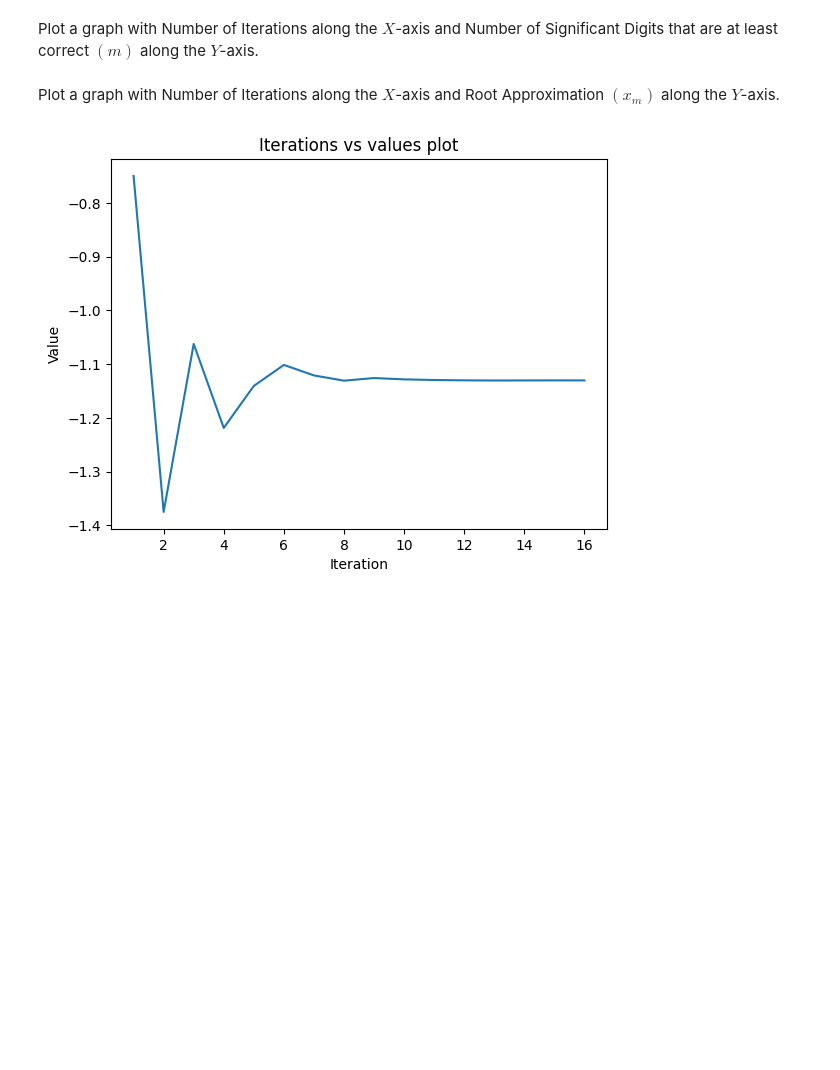
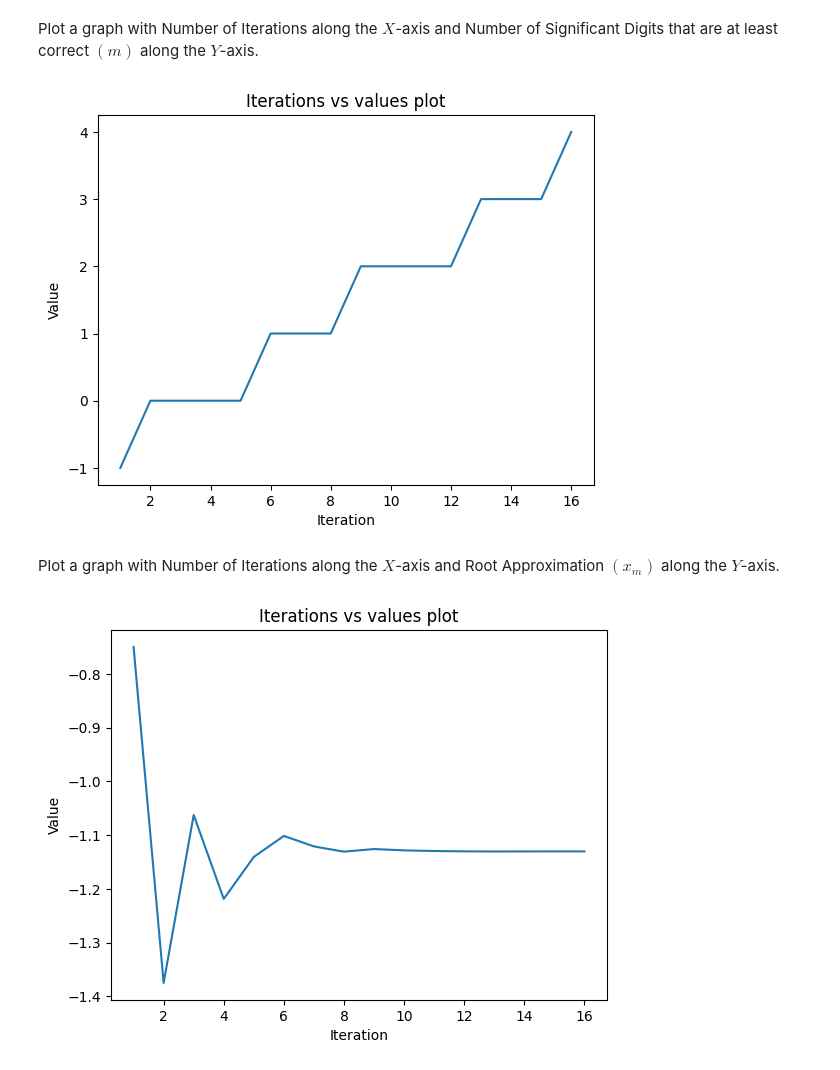
Before and after one commit to nabilanewaz/NM, a Jupyter notebook: Nabila_Newaz_210041216_CSE_Math4642_Lab1_GroupA.ipynb, the cells around one changed output. Drawn from its saved outputs; the diff is of its cells as text; code cells hidden in the pictures; blank space fills up the shorter version.

```diff
--- a/Nabila_Newaz_210041216_CSE_Math4642_Lab1_GroupA.ipynb
+++ b/Nabila_Newaz_210041216_CSE_Math4642_Lab1_GroupA.ipynb
@@ -159,6 +159,22 @@ Your plot should look something like this,
 ![image.png](embedded-picture-1)
 # %% [markdown]
 Plot a graph with Number of Iterations along the $X$-axis and Number of Significant Digits that are at least correct $(m)$ along the $Y$-axis.
+# %%
+import numpy as np
+import matplotlib.pyplot as plt
+
+digititers = np.arange(1, len(digit)+1)
+valdigit = np.array([])
+for i in range(0, len(digit)):
+  valdigit = np.append(valdigit, digit[i])
+
+plt.plot(digititers, valdigit)
+plt.title("Iterations vs values plot")
+plt.xlabel("Iteration")
+plt.ylabel("Value")
+plt.show()
+# %% [output]
+[figure, added]
 # %% [markdown]
 Plot a graph with Number of Iterations along the $X$-axis and Root Approximation $(x_m)$ along the $Y$-axis.
 # %%
```
